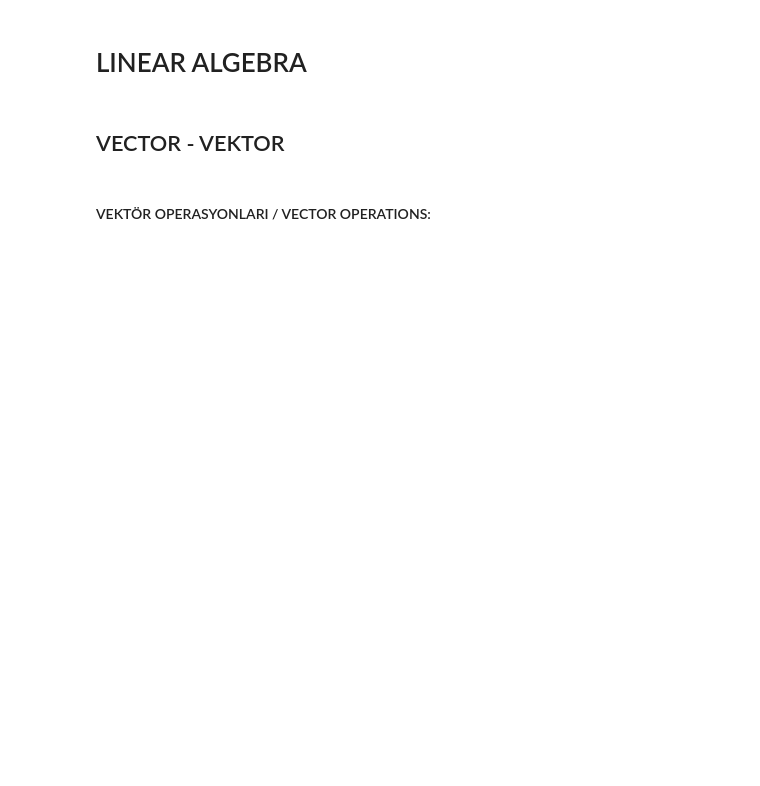
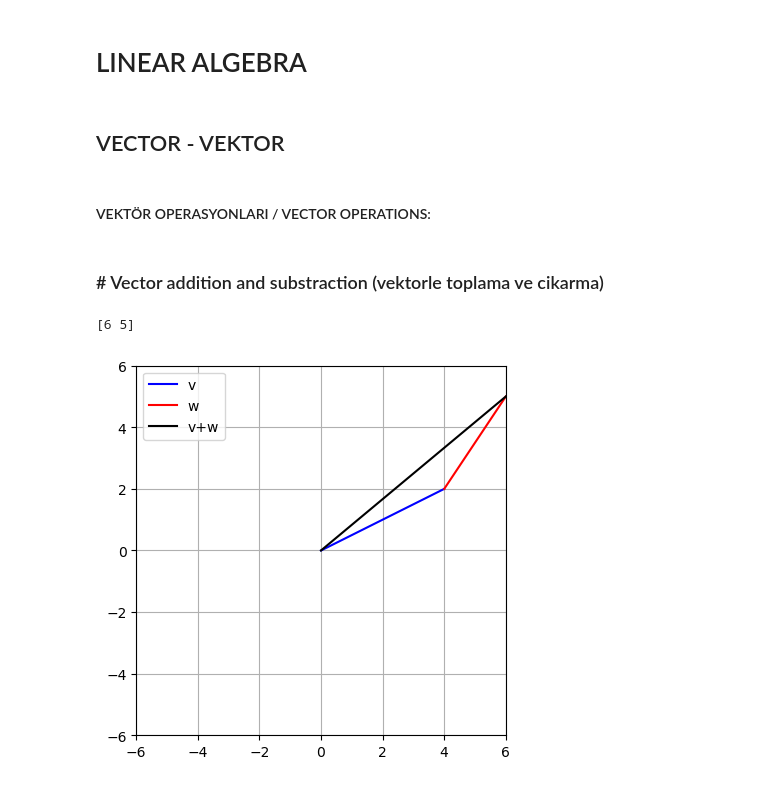
Before and after one commit to nailBestas/lispAi, a Jupyter notebook: 01_Python_Mathematics_and_Statistics/2_Mathematics/5-LinearAlgebra.ipynb, the cells around one changed output. Drawn from its saved outputs; the diff is of its cells as text; code cells hidden in the pictures; blank space fills up the shorter version.

Commit message:
Addidtion and substraction

```diff
--- a/01_Python_Mathematics_and_Statistics/2_Mathematics/5-LinearAlgebra.ipynb
+++ b/01_Python_Mathematics_and_Statistics/2_Mathematics/5-LinearAlgebra.ipynb
@@ -116,3 +116,33 @@ vektor_ozellikleri = {
 #     "Kümeleme algoritmaları / Clustering algorithms",
 #     "Anomali tespiti / Anomaly detection"
 # ]
+# %% [markdown]
+### # Vector addition and substraction (vektorle toplama ve cikarma)
+# %%
+import numpy as np
+import matplotlib.pyplot as plt
+from mpl_toolkits.mplot3d import Axes3D
+v = np.array([4, 2]) # vektorler direkt olrak liste halinde olamaz onun icin np array donusturduk
+w = np.array([2, 3])
+R = v + w
+print(R)
+
+#v + w = [3+1, 2+3] = [4, 5]
+
+# Görsel:
+# v: (3,2)'den başla → 3 sağa, 2 yukarı
+# w: v'nin bitiminden başla → 1 sağa, 3 yukarı
+# Sonuç: Başlangıçtan bitişe = [4, 5]
+
+# plot them --- vektorleri gosterelim
+plt.plot([0,v[0]],[0,v[1]],'b' , label='v')
+plt.plot([0,w[0]]+v[0],[0,w[1]]+v[1],'r' , label= 'w')
+plt.plot([0,R[0]],[0,R[1]],'k',label='v+w')
+
+plt.legend()
+plt.axis('square')
+plt.axis((-6,6,-6,6))
+plt.grid()
+# %% [output]
+[6 5]
+[figure, added]
```
Also changed, not shown: parts of 1 cell of this notebook.
